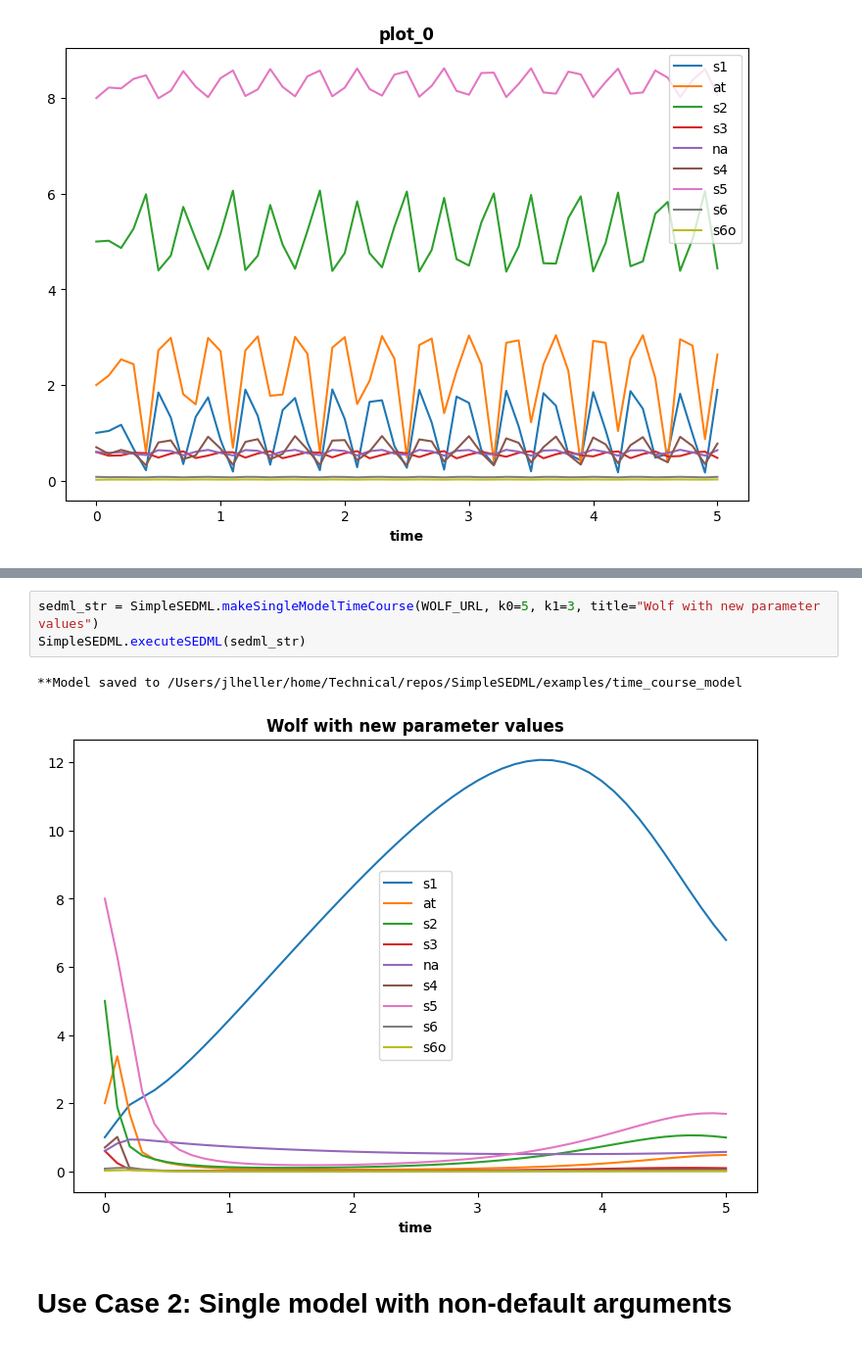
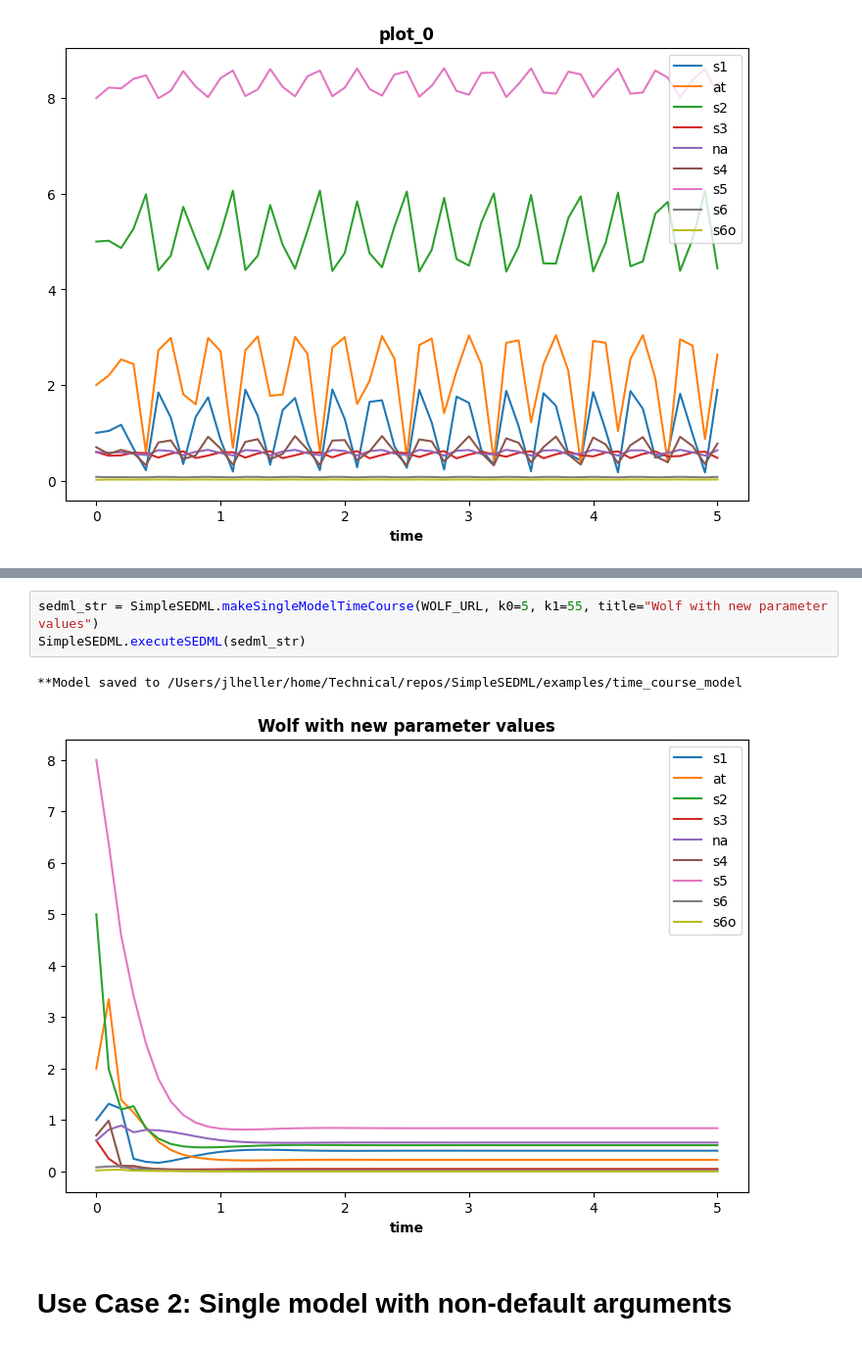
Before and after one commit to sys-bio/SimpleSEDML, a Jupyter notebook: examples/usage_examples.ipynb, the cells around one changed output, grey strips where cells are left out. Shown at 98% size. Drawn from its saved outputs; the diff is of its cells as text.

Commit message:
More detailed model information

```diff
--- a/examples/usage_examples.ipynb
+++ b/examples/usage_examples.ipynb
@@ -94,9 +79,9 @@ SimpleSEDML.getModelInformation(WOLF_URL)
 # %%
-sedml_str = SimpleSEDML.makeSingleModelTimeCourse(WOLF_URL, k0=5, k1=3, title="Wolf with new parameter values")
+sedml_str = SimpleSEDML.makeSingleModelTimeCourse(WOLF_URL, k0=5, k1=55, title="Wolf with new parameter values")
 SimpleSEDML.executeSEDML(sedml_str)
 # %% [output]
 **Model saved to /Users/jlheller/home/Technical/repos/SimpleSEDML/examples/time_course_model
-[figure, old version]
+[figure, new version]
 # %% [markdown]
 # Use Case 2: Single model with non-default arguments
 # %% [markdown]
```
Also changed, not shown: parts of 4 cells of this notebook, 8 other files.
